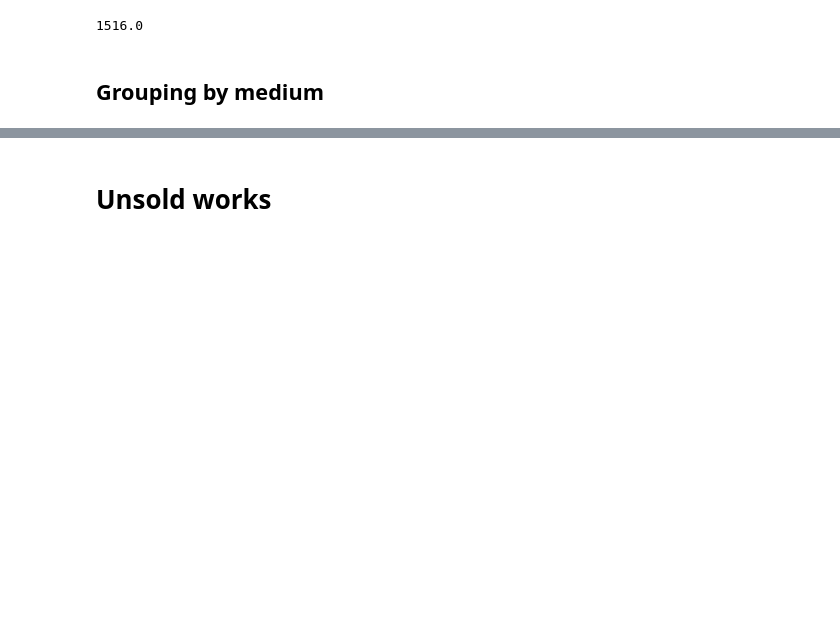
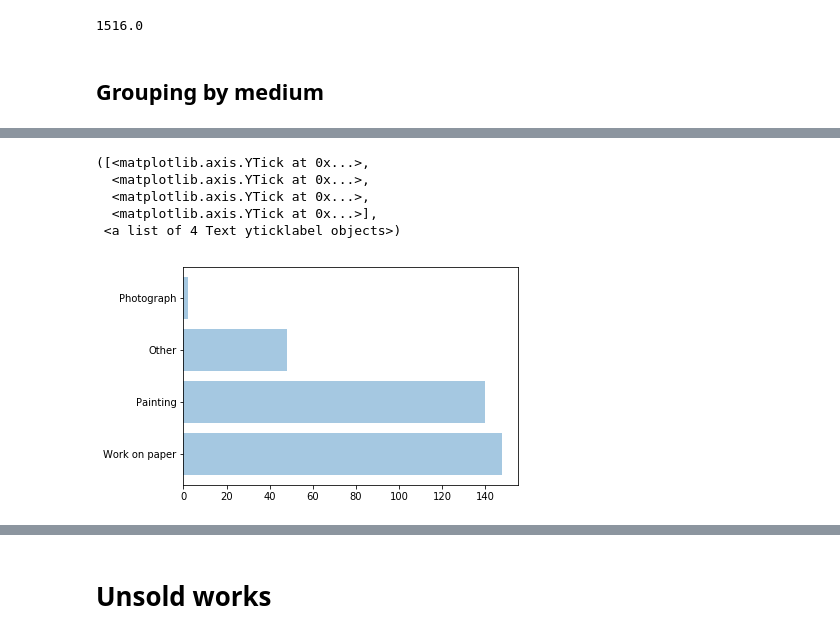
Before and after one commit to aulorbe/What-Makes-Art-Sell, a Jupyter notebook: Combingin-dfs.ipynb, the cells around one changed output, grey strips where cells are left out. Cells and saved outputs as stored; diff of their text form; code cells hidden in the pictures; blank space fills up the shorter version.

```diff
--- a/Combingin-dfs.ipynb
+++ b/Combingin-dfs.ipynb
@@ -529,0 +549,16 @@ sold_works_mapping_df
+# %%
+counter = Counter(sold_works_mapping_df['Umbrella Medium'])
+
+keys = counter.keys()
+y_pos = np.arange(len(keys))
+performance = [counter[k] for k in keys]
+
+plt.barh(y_pos, performance, align='center', alpha=0.4)
+plt.yticks(y_pos, keys)
+# %% [output]
+([<matplotlib.axis.YTick at 0x...>,
+  <matplotlib.axis.YTick at 0x...>,
+  <matplotlib.axis.YTick at 0x...>,
+  <matplotlib.axis.YTick at 0x...>],
+ <a list of 4 Text yticklabel objects>)
+[figure, added]
```
Also changed, not shown: parts of 12 cells of this notebook, 1 other file.
